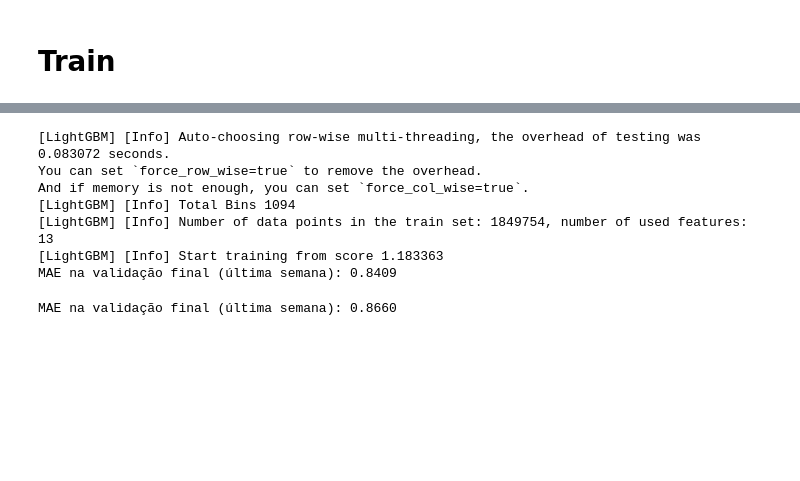
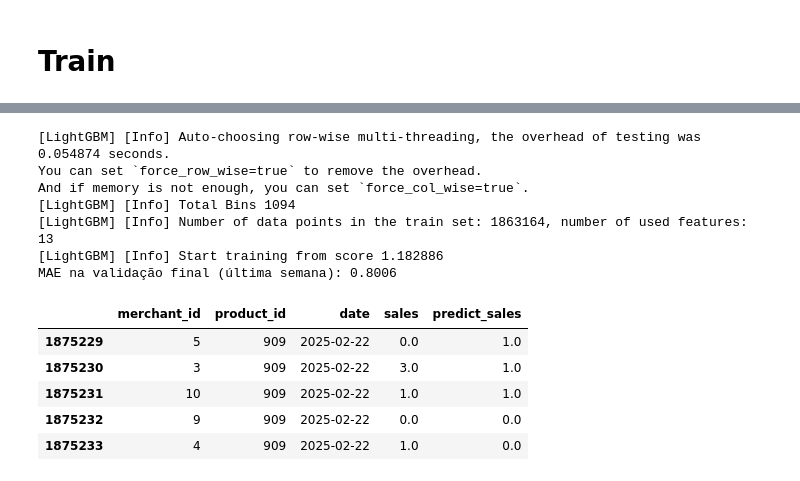
Before and after one commit to AmandaCOPires/Projeto-Linqi, a Jupyter notebook: predictions.ipynb, the cells around one changed output, grey strips where cells are left out. Cells and saved outputs as stored; diff of their text form; code cells hidden in the pictures; blank space fills up the shorter version.

```diff
--- a/predictions.ipynb
+++ b/predictions.ipynb
@@ -444,39 +362,37 @@ X_test = df_val.drop(columns=["date", "sales"])
 Y_test = df_val["sales"]
 
 # Ajusta modelo final
-final_model = LGBMRegressor(n_estimators = 500, learning_rate = 0.05, num_leaves = 85)
+final_model = LGBMRegressor(n_estimators = 150, learning_rate = 0.20, num_leaves = 40)
 final_model.fit(X_train, Y_train)
 
 # Faz predições na validação
-val_preds = np.maximum(final_model.predict(X_test), 0)
+val_preds = np.maximum(np.round(final_model.predict(X_test)), 0)
 
 # Avalia desempenho
 val_mae = mean_absolute_error(Y_test, val_preds)
 print(f"MAE na validação final (última semana): {val_mae:.4f}")
 # %% [output]
-[LightGBM] [Info] Auto-choosing row-wise multi-threading, the overhead of testing was 0.083072 seconds.
+[LightGBM] [Info] Auto-choosing row-wise multi-threading, the overhead of testing was 0.054874 seconds.
 You can set `force_row_wise=true` to remove the overhead.
 And if memory is not enough, you can set `force_col_wise=true`.
 [LightGBM] [Info] Total Bins 1094
-[LightGBM] [Info] Number of data points in the train set: 1849754, number of used features: 13
-[LightGBM] [Info] Start training from score 1.183363
-MAE na validação final (última semana): 0.8409
+[LightGBM] [Info] Number of data points in the train set: 1863164, number of used features: 13
+[LightGBM] [Info] Start training from score 1.182886
+MAE na validação final (última semana): 0.8006
-# %%
-# Separa X e y
-X_train = df_train_full.drop(columns=["date", "sales"])
-Y_train = df_train_full["sales"]
-X_test = df_val.drop(columns=["date", "sales"])
-Y_test = df_val["sales"]
-
-# Ajusta modelo final
-final_model = Ridge(alpha = 1.0)
-final_model.fit(X_train, Y_train)
-
-# Faz predições na validação
-val_preds = np.maximum(final_model.predict(X_test), 0)
-
-# Avalia desempenho
-val_mae = mean_absolute_error(Y_test, val_preds)
-print(f"MAE na validação final (última semana): {val_mae:.4f}")
-# %% [output]
-MAE na validação final (última semana): 0.8660
+# %%
+# Cria sub-DataFrame com as colunas desejadas
+df_val_preds = df_val[["merchant_id", "product_id", "date", "sales"]].copy()
+df_val_preds["predict_sales"] = val_preds
+
+# Salva em CSV
+df_val_preds.to_csv("val_preds_A.csv", index=False)
+
+# Exibe as primeiras linhas (opcional)
+df_val_preds.head()
+# %% [output]
+|  | merchant_id | product_id | date | sales | predict_sales |
+| 1875229 | 5 | 909 | 2025-02-22 | 0.0 | 1.0 |
+| 1875230 | 3 | 909 | 2025-02-22 | 3.0 | 1.0 |
+| 1875231 | 10 | 909 | 2025-02-22 | 1.0 | 1.0 |
+| 1875232 | 9 | 909 | 2025-02-22 | 0.0 | 0.0 |
+| 1875233 | 4 | 909 | 2025-02-22 | 1.0 | 0.0 |
```
Also changed, not shown: parts of 18 cells of this notebook.
